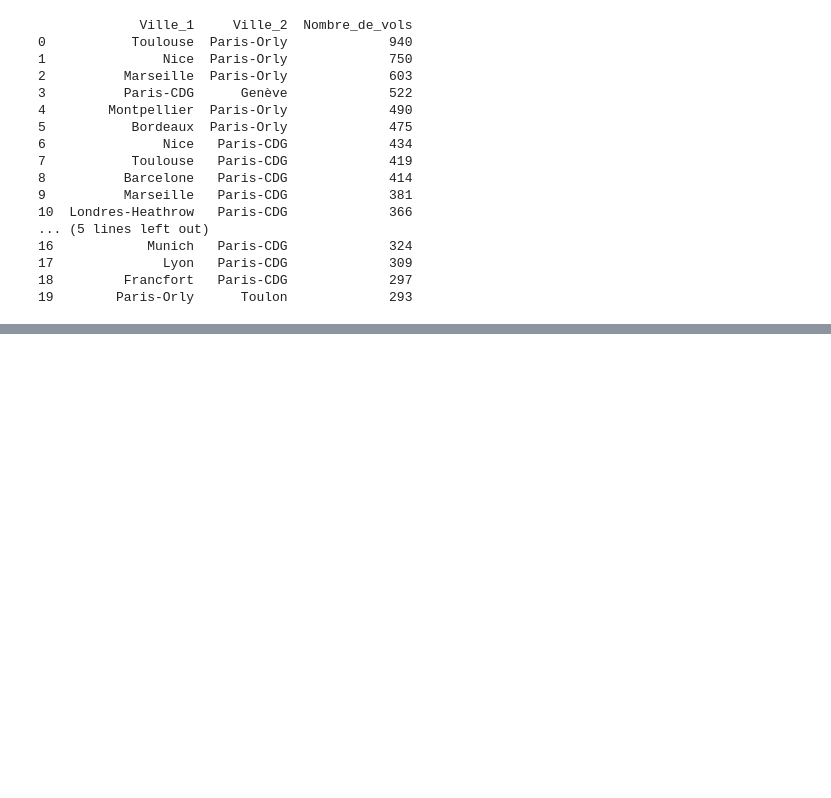
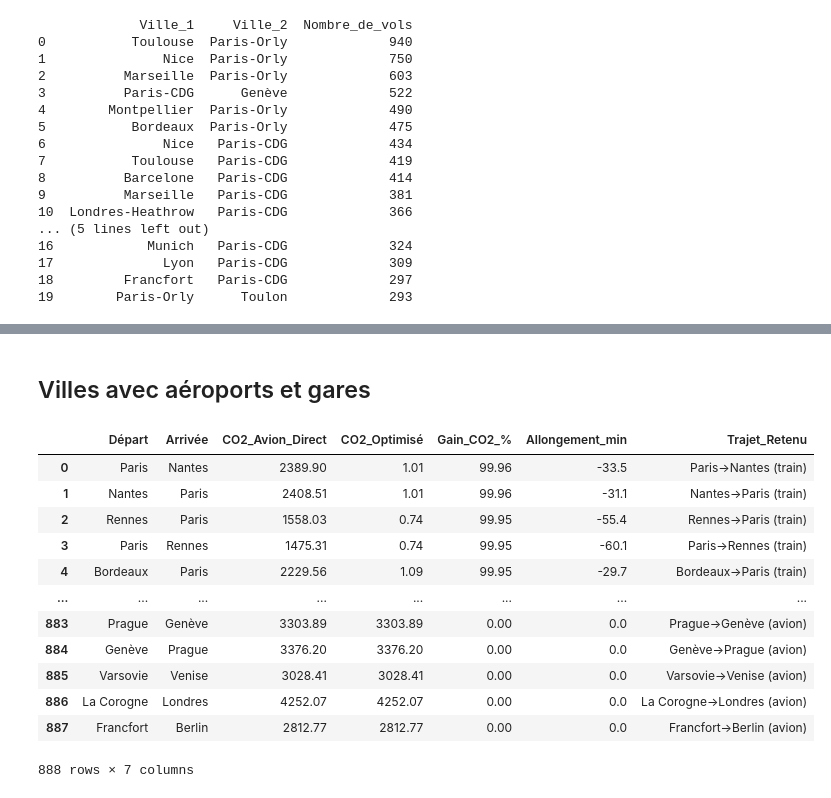
Before and after one commit to pupintimeo-max/BE_Optimisation_ETE_305, a Jupyter notebook: BE_optmisation/essais.ipynb, the cells around one changed output, grey strips where cells are left out. Cells and saved outputs as stored; diff of their text form; code cells hidden in the pictures; blank space fills up the shorter version.

```diff
--- a/BE_optmisation/essais.ipynb
+++ b/BE_optmisation/essais.ipynb
@@ -181,0 +231,19 @@ print(top_lines[['Ville_1', 'Ville_2', 'Nombre_de_vols']])
+# %% [markdown]
+## Villes avec aéroports et gares
+# %%
+airports_gare = pd.read_csv('bilan_airport_train.csv', sep=';', encoding='utf-8')
+airports_gare
+# %% [output]
+|  | Départ | Arrivée | CO2_Avion_Direct | CO2_Optimisé | Gain_CO2_% | Allongement_min | Trajet_Retenu |
+| 0 | Paris | Nantes | 2389.90 | 1.01 | 99.96 | -33.5 | Paris->Nantes (train) |
+| 1 | Nantes | Paris | 2408.51 | 1.01 | 99.96 | -31.1 | Nantes->Paris (train) |
+| 2 | Rennes | Paris | 1558.03 | 0.74 | 99.95 | -55.4 | Rennes->Paris (train) |
+| 3 | Paris | Rennes | 1475.31 | 0.74 | 99.95 | -60.1 | Paris->Rennes (train) |
+| 4 | Bordeaux | Paris | 2229.56 | 1.09 | 99.95 | -29.7 | Bordeaux->Paris (train) |
+| ... | ... | ... | ... | ... | ... | ... | ... |
+| 883 | Prague | Genève | 3303.89 | 3303.89 | 0.00 | 0.0 | Prague->Genève (avion) |
+| 884 | Genève | Prague | 3376.20 | 3376.20 | 0.00 | 0.0 | Genève->Prague (avion) |
+| 885 | Varsovie | Venise | 3028.41 | 3028.41 | 0.00 | 0.0 | Varsovie->Venise (avion) |
+| 886 | La Corogne | Londres | 4252.07 | 4252.07 | 0.00 | 0.0 | La Corogne->Londres (avion) |
+| 887 | Francfort | Berlin | 2812.77 | 2812.77 | 0.00 | 0.0 | Francfort->Berlin (avion) |
+888 rows × 7 columns
```
Also changed, not shown: parts of 9 cells of this notebook.
